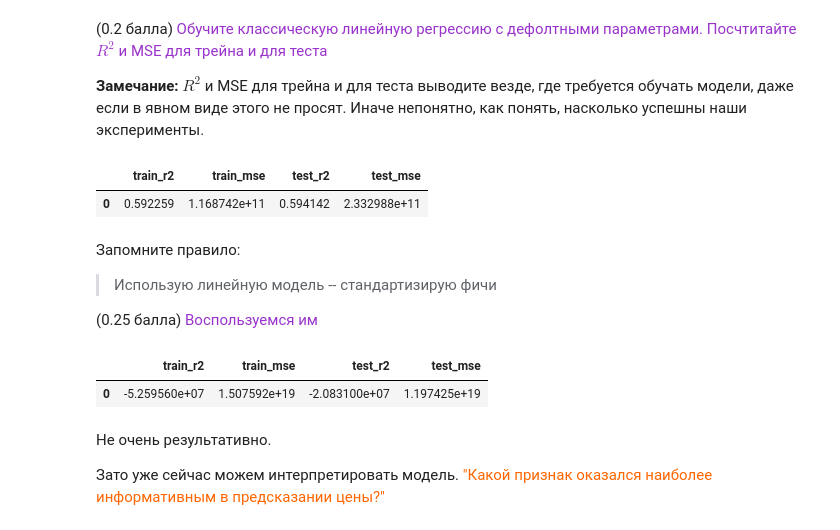
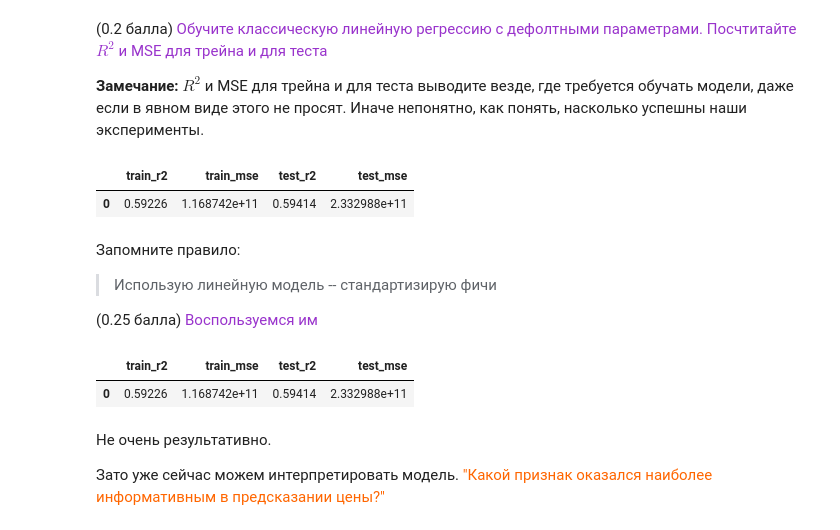
Before and after one commit to helenaukraintseva/hw1_regression_with_inference, a Jupyter notebook: HW1_Regression_with_inference.ipynb, the cells around one changed output. Drawn from its saved outputs; the diff is of its cells as text; code cells hidden in the pictures.

```diff
--- a/HW1_Regression_with_inference.ipynb
+++ b/HW1_Regression_with_inference.ipynb
@@ -347,6 +361,8 @@ assert X_test.shape == (1000, 6)
 
 **Замечание:** $R^2$ и MSE для трейна и для теста выводите везде, где требуется обучать модели, даже если в явном виде этого не просят. Иначе непонятно, как понять, насколько успешны наши эксперименты.
 # %%
+from sklearn.linear_model import LinearRegression
+from sklearn.metrics import r2_score, mean_squared_error as MSE
 def evaluate_model(model, X_train, y_train, X_test, y_test):
     """
     Функция для оценки модели линейной регрессии. Возвращает DataFrame с R2 и MSE
@@ -371,26 +387,23 @@ def evaluate_model(model, X_train, y_train, X_test, y_test):
     test_mse = MSE(y_test, y_test_pred)
 
     results = pd.DataFrame({
-        "train_r2": [train_r2],
-        "train_mse": [train_mse],
-        "test_r2": [test_r2],
-        "test_mse": [test_mse]
+        "train_r2": [round(train_r2,5)],
+        "train_mse": [round(train_mse,5)],
+        "test_r2": [round(test_r2,5)],
+        "test_mse": [round(test_mse,5)]
     })
 
     return results
 # %%
-from sklearn.linear_model import LinearRegression
-from sklearn.metrics import r2_score, mean_squared_error as MSE
 
 # Обучение линейной регрессии
 lr = LinearRegression()
 lr.fit(X_train, y_train)
-
 lr_results = evaluate_model(lr, X_train, y_train, X_test, y_test)
 lr_results
 # %% [output]
 |  | train_r2 | train_mse | test_r2 | test_mse |
-| 0 | 0.592259 | 1.168742e+11 | 0.594142 | 2.332988e+11 |
+| 0 | 0.59226 | 1.168742e+11 | 0.59414 | 2.332988e+11 |
 # %% [markdown]
 Запомните правило:
 
@@ -400,18 +413,17 @@ lr_results
 # %%
 from sklearn.preprocessing import StandardScaler
 
 scaler = StandardScaler()
 X_train_scaled = scaler.fit_transform(X_train)
 X_test_scaled = scaler.transform(X_test)
 
 lr_scaled = LinearRegression()
 lr_scaled.fit(X_train_scaled, y_train)
-
-lr_scaled_results = evaluate_model(lr_scaled, X_train, y_train, X_test, y_test)
+lr_scaled_results = evaluate_model(lr_scaled, X_train_scaled, y_train, X_test_scaled, y_test)
 lr_scaled_results
 # %% [output]
 |  | train_r2 | train_mse | test_r2 | test_mse |
-| 0 | -5.259560e+07 | 1.507592e+19 | -2.083100e+07 | 1.197425e+19 |
+| 0 | 0.59226 | 1.168742e+11 | 0.59414 | 2.332988e+11 |
 # %% [markdown]
 Не очень результативно.
 
```
Also changed, not shown: parts of 7 cells of this notebook.
